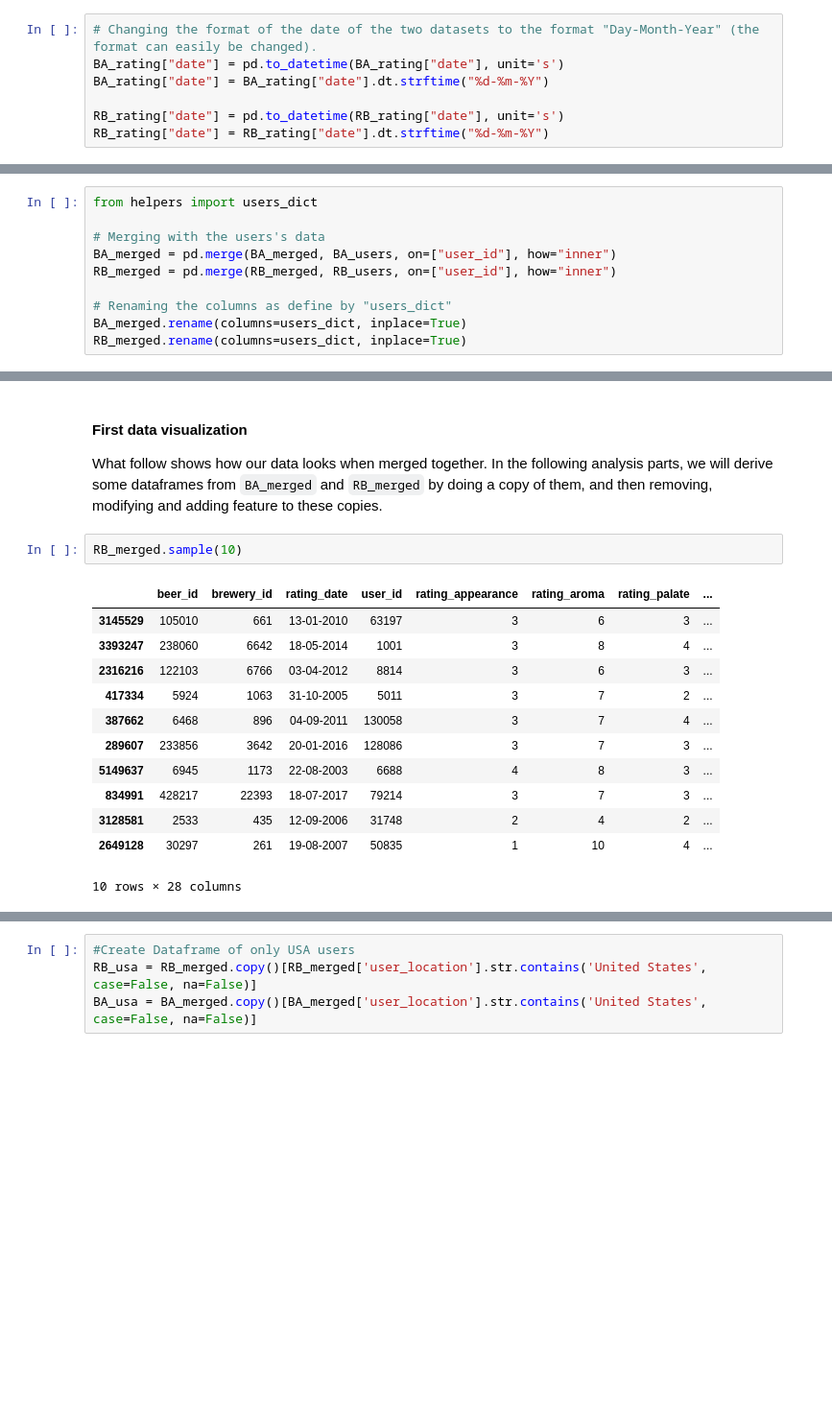
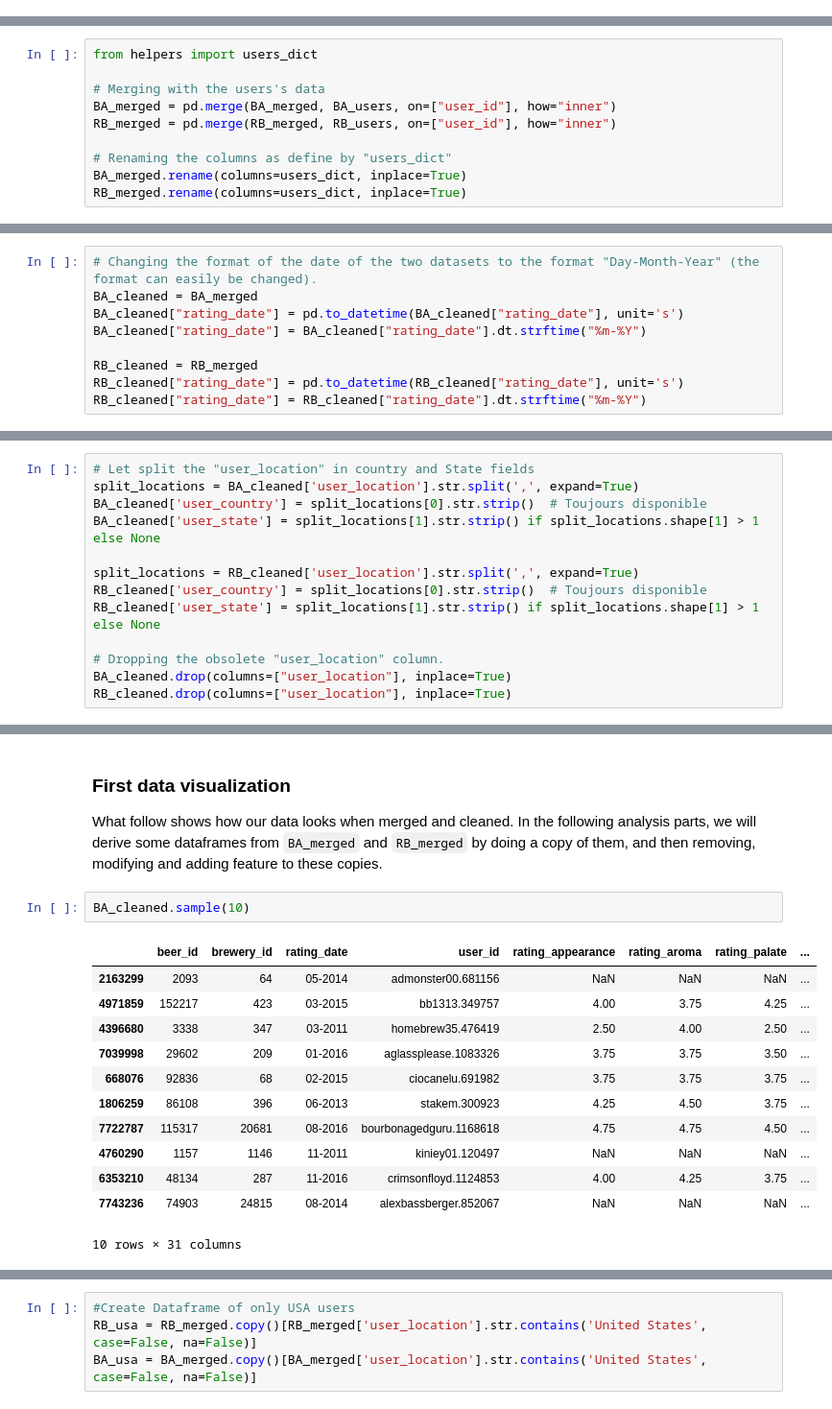
Before and after one commit to epfl-ada/ada-2024-project-casiervert952, a Jupyter notebook: analysis.ipynb, the cells around one changed output, grey strips where cells are left out. Shown at 96% size. Cells and saved outputs as stored; diff of their text form; blank space fills up the shorter version.

````diff
--- a/analysis.ipynb
+++ b/analysis.ipynb
@@ -106,8 +103 @@ The format of the date field was initialy the timestamp format, here we convert
-# %%
-# Changing the format of the date of the two datasets to the format "Day-Month-Year" (the format can easily be changed).
-BA_rating["date"] = pd.to_datetime(BA_rating["date"], unit='s')
-BA_rating["date"] = BA_rating["date"].dt.strftime("%d-%m-%Y")
-
-RB_rating["date"] = pd.to_datetime(RB_rating["date"], unit='s')
-RB_rating["date"] = RB_rating["date"].dt.strftime("%d-%m-%Y")
 # %% [markdown]
@@ -170,0 +169,9 @@ RB_merged.rename(columns=users_dict, inplace=True)
+# %%
+# Changing the format of the date of the two datasets to the format "Day-Month-Year" (the format can easily be changed).
+BA_cleaned = BA_merged
+BA_cleaned["rating_date"] = pd.to_datetime(BA_cleaned["rating_date"], unit='s')
+BA_cleaned["rating_date"] = BA_cleaned["rating_date"].dt.strftime("%m-%Y")
+
+RB_cleaned = RB_merged
+RB_cleaned["rating_date"] = pd.to_datetime(RB_cleaned["rating_date"], unit='s')
+RB_cleaned["rating_date"] = RB_cleaned["rating_date"].dt.strftime("%m-%Y")
@@ -170,0 +182,13 @@ RB_merged.rename(columns=users_dict, inplace=True)
+# %%
+# Let split the "user_location" in country and State fields
+split_locations = BA_cleaned['user_location'].str.split(',', expand=True)
+BA_cleaned['user_country'] = split_locations[0].str.strip()  # Toujours disponible
+BA_cleaned['user_state'] = split_locations[1].str.strip() if split_locations.shape[1] > 1 else None
+
+split_locations = RB_cleaned['user_location'].str.split(',', expand=True)
+RB_cleaned['user_country'] = split_locations[0].str.strip()  # Toujours disponible
+RB_cleaned['user_state'] = split_locations[1].str.strip() if split_locations.shape[1] > 1 else None
+
+# Dropping the obsolete "user_location" column.
+BA_cleaned.drop(columns=["user_location"], inplace=True)
+RB_cleaned.drop(columns=["user_location"], inplace=True)
@@ -171,21 +220,21 @@ RB_merged.rename(columns=users_dict, inplace=True)
 # %% [markdown]
-#### First data visualization
-What follow shows how our data looks when merged together. In the following analysis parts, we will derive some dataframes from ```BA_merged``` and ```RB_merged``` by doing a copy of them, and then removing, modifying and adding feature to these copies.
+### First data visualization
+What follow shows how our data looks when merged and cleaned. In the following analysis parts, we will derive some dataframes from ```BA_merged``` and ```RB_merged``` by doing a copy of them, and then removing, modifying and adding feature to these copies.
 # %%
-RB_merged.sample(10)
+BA_cleaned.sample(10)
 # %% [output]
 |  | beer_id | brewery_id | rating_date | user_id | rating_appearance | rating_aroma | rating_palate | ... |
-| 3145529 | 105010 | 661 | 13-01-2010 | 63197 | 3 | 6 | 3 | ... |
-| 3393247 | 238060 | 6642 | 18-05-2014 | 1001 | 3 | 8 | 4 | ... |
-| 2316216 | 122103 | 6766 | 03-04-2012 | 8814 | 3 | 6 | 3 | ... |
-| 417334 | 5924 | 1063 | 31-10-2005 | 5011 | 3 | 7 | 2 | ... |
-| 387662 | 6468 | 896 | 04-09-2011 | 130058 | 3 | 7 | 4 | ... |
-| 289607 | 233856 | 3642 | 20-01-2016 | 128086 | 3 | 7 | 3 | ... |
-| 5149637 | 6945 | 1173 | 22-08-2003 | 6688 | 4 | 8 | 3 | ... |
-| 834991 | 428217 | 22393 | 18-07-2017 | 79214 | 3 | 7 | 3 | ... |
-| 3128581 | 2533 | 435 | 12-09-2006 | 31748 | 2 | 4 | 2 | ... |
-| 2649128 | 30297 | 261 | 19-08-2007 | 50835 | 1 | 10 | 4 | ... |
+| 2163299 | 2093 | 64 | 05-2014 | admonster00.681156 | NaN | NaN | NaN | ... |
+| 4971859 | 152217 | 423 | 03-2015 | bb1313.349757 | 4.00 | 3.75 | 4.25 | ... |
+| 4396680 | 3338 | 347 | 03-2011 | homebrew35.476419 | 2.50 | 4.00 | 2.50 | ... |
+| 7039998 | 29602 | 209 | 01-2016 | aglassplease.1083326 | 3.75 | 3.75 | 3.50 | ... |
+| 668076 | 92836 | 68 | 02-2015 | ciocanelu.691982 | 3.75 | 3.75 | 3.75 | ... |
+| 1806259 | 86108 | 396 | 06-2013 | stakem.300923 | 4.25 | 4.50 | 3.75 | ... |
+| 7722787 | 115317 | 20681 | 08-2016 | bourbonagedguru.1168618 | 4.75 | 4.75 | 4.50 | ... |
+| 4760290 | 1157 | 1146 | 11-2011 | kiniey01.120497 | NaN | NaN | NaN | ... |
+| 6353210 | 48134 | 287 | 11-2016 | crimsonfloyd.1124853 | 4.00 | 4.25 | 3.75 | ... |
+| 7743236 | 74903 | 24815 | 08-2014 | alexbassberger.852067 | NaN | NaN | NaN | ... |
-10 rows × 28 columns
+10 rows × 31 columns
 # %% [markdown]
 ## Examination of both datasets
 
````
Also changed, not shown: parts of 25 cells of this notebook.
